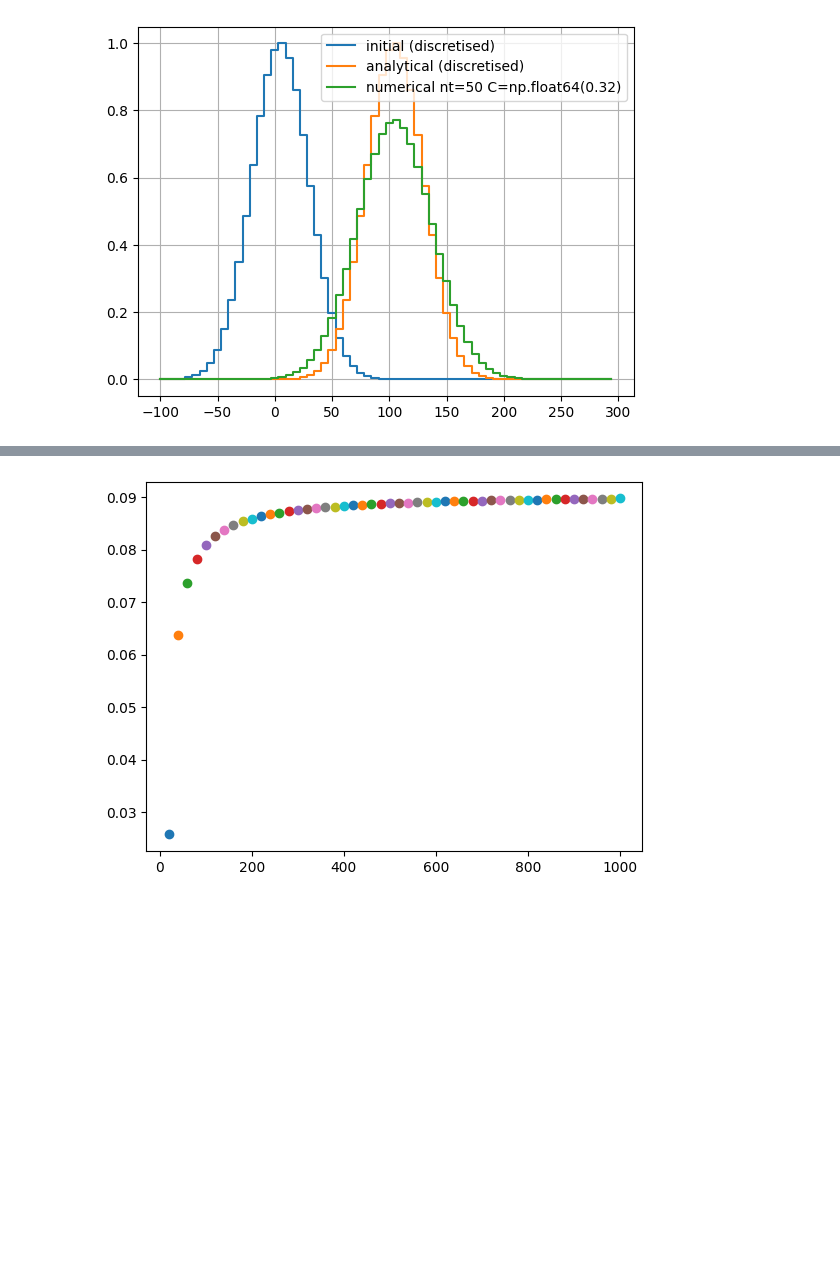
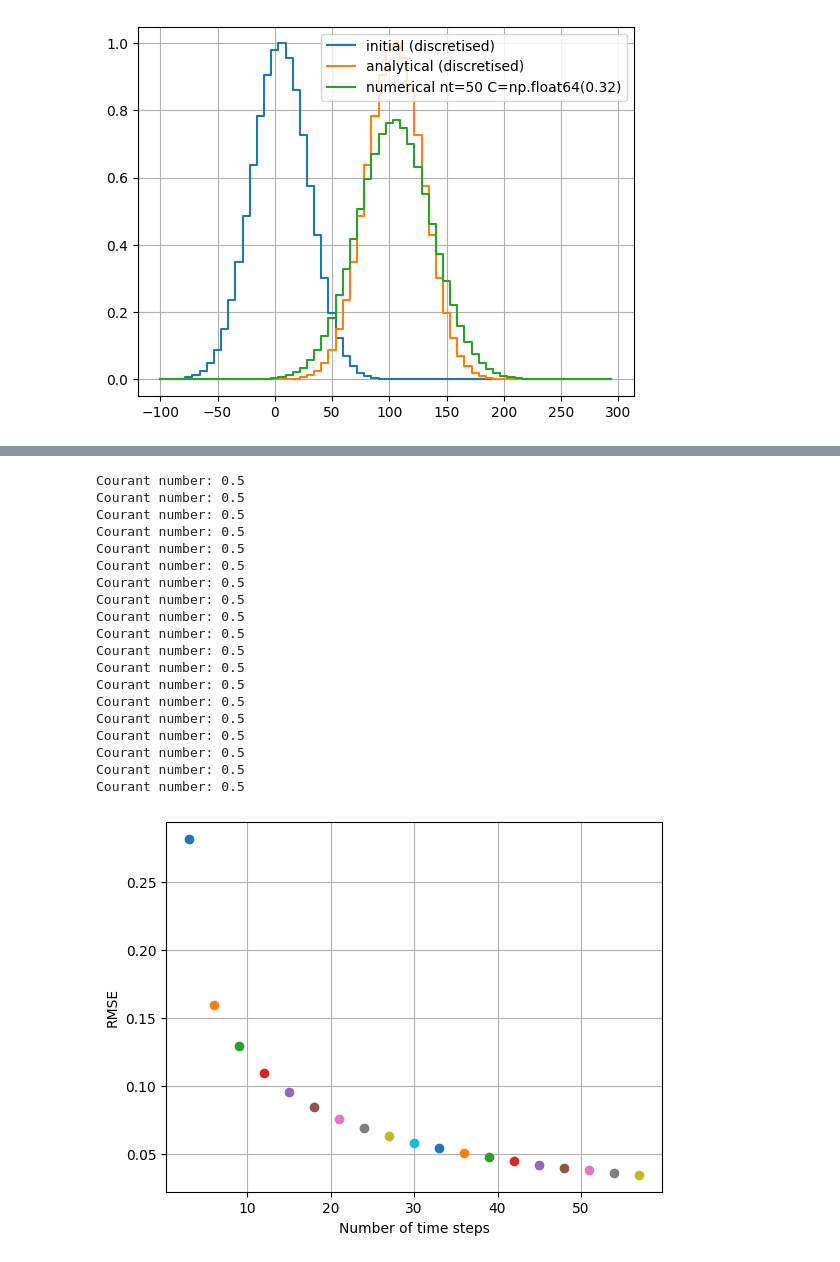
Before and after one commit to kubijaku/ModellingPhysicalSystems, a Jupyter notebook: lab3/lab3.ipynb, the cells around one changed output, grey strips where cells are left out. Saved outputs shown, nothing was run; the diff lists cells and outputs as text; code cells hidden in the pictures; blank space fills up the shorter version.

Commit message:
lab3 changing time steps and distance steps

```diff
--- a/lab3/lab3.ipynb
+++ b/lab3/lab3.ipynb
@@ -106,24 +112,48 @@ pyplot.grid()
 # %%
-def RMSE(nt):
+def RMSE(nt, nx):
+  x, dx = np.linspace(-100, 300, nx, endpoint=False, retstep=True)
   one = One()
   i = slice(1,nx-2)
   psi = psi_0(x)
   dt = t_max/nt
   C = u*dt/dx
+  print(f'Courant number: {C}')
   for _ in range(nt):
       psi[i] = psi[i] - (F(psi[i],psi[i+one],C) - F(psi[i-one],psi[i],C))
   psi_analytical = psi_0(x - u * t_max)
   return np.sqrt(np.mean((psi - psi_analytical)**2))
 # %%
-# Evaluate analytical solution at final time (discretized)
-psi_analytical = psi_0(x - u * t_max)
+nx_nt_const = 2
+nt_old = 3
 
-# Compute RMSE between numerical and analytical
-rmse = np.sqrt(np.mean((psi - psi_analytical)**2))
-nt = np.linspace(20, 1000).astype(int)
 
-for i in nt:
-  rmse = RMSE(i)
-  pyplot.plot(i, rmse, 'o', label='RMSE points')  # 'o' means circle markers
+for i in range(1, 20):
+  nt = i * nt_old
+  rmse = RMSE(nt, nx_nt_const*nt)
+  pyplot.plot(nt , rmse , 'o', label='RMSE points')  # 'o' means circle markers
+
+pyplot.xlabel('Number of time steps')
+pyplot.ylabel('RMSE')
+pyplot.grid()
+pyplot.show()
 # %% [output]
+Courant number: 0.5
+Courant number: 0.5
+Courant number: 0.5
+Courant number: 0.5
+Courant number: 0.5
+Courant number: 0.5
+Courant number: 0.5
+Courant number: 0.5
+Courant number: 0.5
+Courant number: 0.5
+Courant number: 0.5
+Courant number: 0.5
+Courant number: 0.5
+Courant number: 0.5
+Courant number: 0.5
+Courant number: 0.5
+Courant number: 0.5
+Courant number: 0.5
+Courant number: 0.5
-[figure, old version]
+[figure, new version]
```
Also changed, not shown: parts of 2 cells of this notebook.
